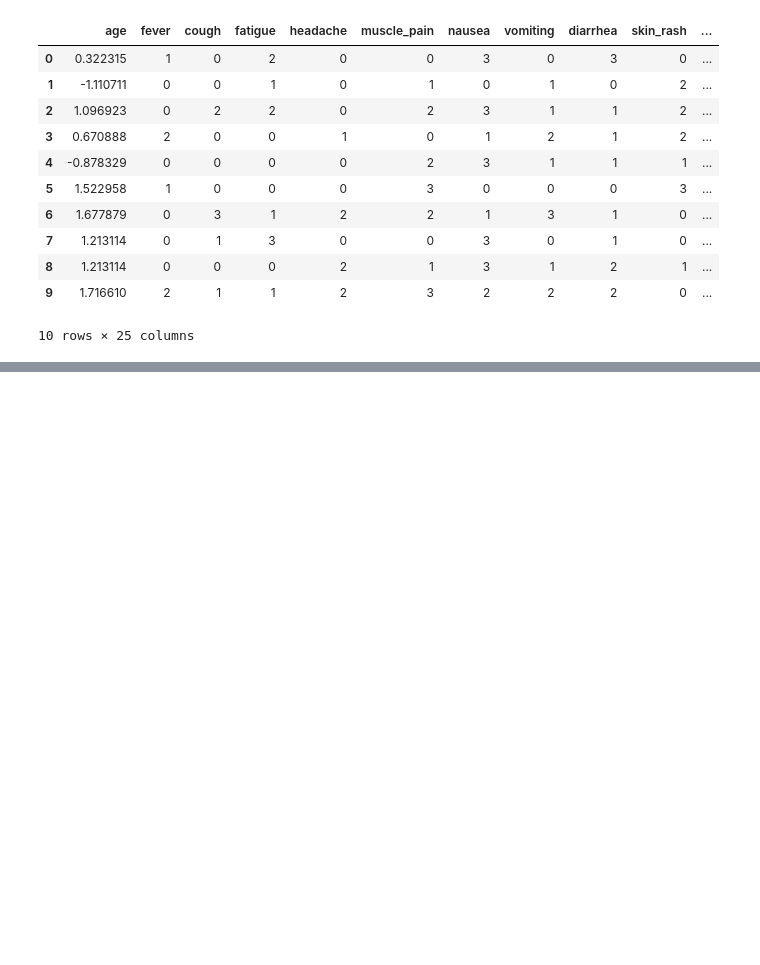
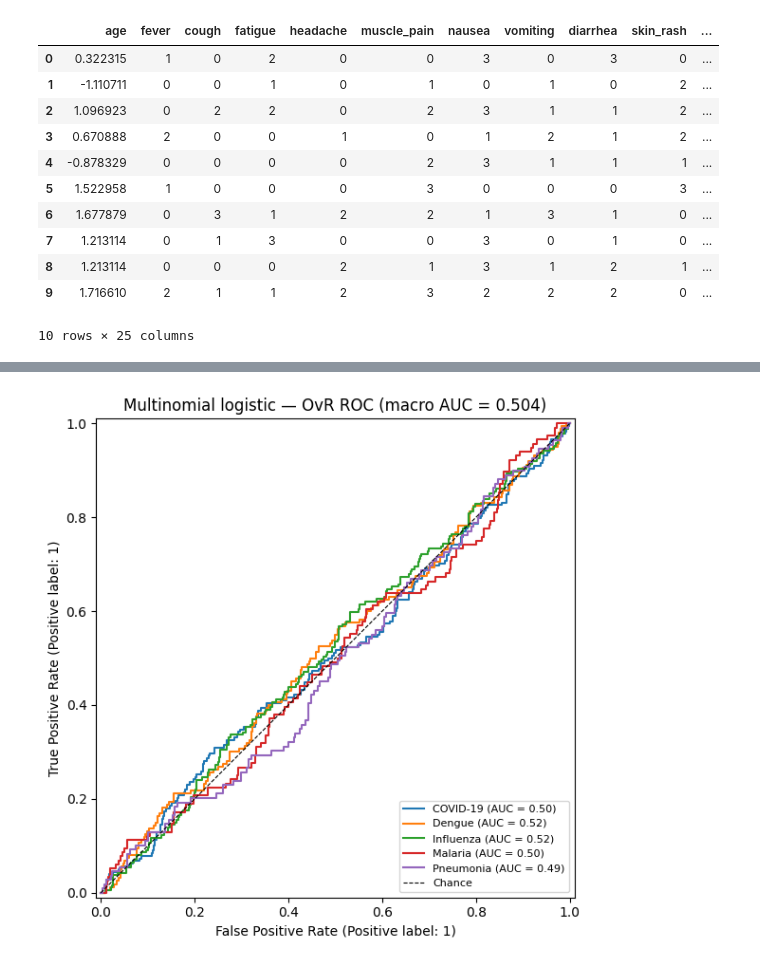
Before and after one commit to tnewman10/DDDM, a Jupyter notebook: Respiratory Disesase Diagnosis/Respiratory Disease Diagnosis.ipynb, the cells around one changed output, grey strips where cells are left out. Cells and saved outputs as stored; diff of their text form; code cells hidden in the pictures; blank space fills up the shorter version.

```diff
--- a/Respiratory Disesase Diagnosis/Respiratory Disease Diagnosis.ipynb
+++ b/Respiratory Disesase Diagnosis/Respiratory Disease Diagnosis.ipynb
@@ -669,0 +767,86 @@ Unscaled predictors (13): ['fever', 'cough', 'fatigue', 'headache', 'muscle_pain
+# %%
+# Cell 17 · Multinomial logistic — ROC/AUC, confusion matrix, metrics
+import matplotlib.pyplot as plt
+from sklearn.metrics import (
+    RocCurveDisplay,
+    accuracy_score,
+    classification_report,
+    confusion_matrix,
+    ConfusionMatrixDisplay,
+    f1_score,
+    precision_score,
+    recall_score,
+    roc_auc_score,
+)
+from sklearn.preprocessing import label_binarize
+
+if "resp_mn_logistic_model" not in globals():
+    raise NameError("Run Cell 15 (fit multinomial logistic) first.")
+
+y_prob_mn = resp_mn_logistic_model.predict_proba(X_test)
+y_pred_mn = resp_mn_logistic_model.predict(X_test)
+
+mn_test_auc = roc_auc_score(
+    y_test,
+    y_prob_mn,
+    multi_class="ovr",
+    average="macro",
+    labels=resp_outcome_classes,
+)
+print(f"Test ROC AUC (macro OvR): {mn_test_auc:.4f}")
+
+y_test_bin = label_binarize(y_test, classes=resp_outcome_classes)
+fig, ax = plt.subplots(figsize=(7, 6))
+for i, class_id in enumerate(resp_outcome_classes):
+    RocCurveDisplay.from_predictions(
+        y_test_bin[:, i],
+        y_prob_mn[:, i],
+        ax=ax,
+        name=resp_class_names[i],
+    )
+ax.plot([0, 1], [0, 1], "k--", lw=0.8, label="Chance")
+ax.set_title(f"Multinomial logistic — OvR ROC (macro AUC = {mn_test_auc:.3f})")
+ax.legend(loc="lower right", fontsize=8)
+fig.tight_layout()
+plt.show()
+
+cm_mn = confusion_matrix(y_test, y_pred_mn, labels=resp_outcome_classes)
+print("Confusion matrix (rows = true, columns = predicted):")
+print(cm_mn)
+
+fig_cm, ax_cm = plt.subplots(figsize=(6.5, 5.5))
+ConfusionMatrixDisplay(
+    confusion_matrix=cm_mn,
+    display_labels=resp_class_names,
+).plot(ax=ax_cm, cmap="Blues", colorbar=False)
+ax_cm.set_title("Multinomial logistic — confusion matrix (test)")
+fig_cm.tight_layout()
+plt.show()
+
+mn_logistic_test_metrics = pd.Series(
+    {
+        "accuracy": accuracy_score(y_test, y_pred_mn),
+        "precision": precision_score(
+            y_test, y_pred_mn, average="macro", zero_division=0, labels=resp_outcome_classes
+        ),
+        "recall": recall_score(
+            y_test, y_pred_mn, average="macro", zero_division=0, labels=resp_outcome_classes
+        ),
+        "f1": f1_score(
+            y_test, y_pred_mn, average="macro", zero_division=0, labels=resp_outcome_classes
+        ),
+        "roc_auc_macro_ovr": mn_test_auc,
+    },
+    name="multinomial_logistic",
+)
+display(mn_logistic_test_metrics.to_frame())
+print(
+    classification_report(
+        y_test,
+        y_pred_mn,
+        labels=resp_outcome_classes,
+        target_names=resp_class_names,
+        digits=3,
+    )
+)
+# %% [output]
@@ -669,0 +854 @@ Unscaled predictors (13): ['fever', 'cough', 'fatigue', 'headache', 'muscle_pain
+[figure, added]
```
Also changed, not shown: parts of 15 cells of this notebook, 21 other files.
